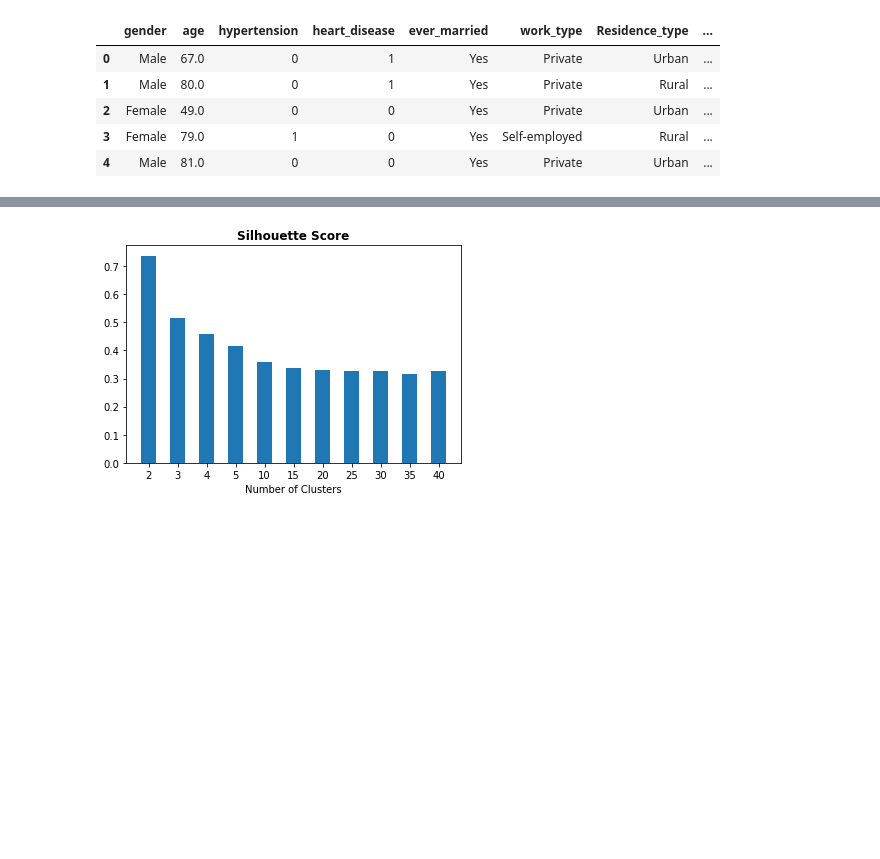
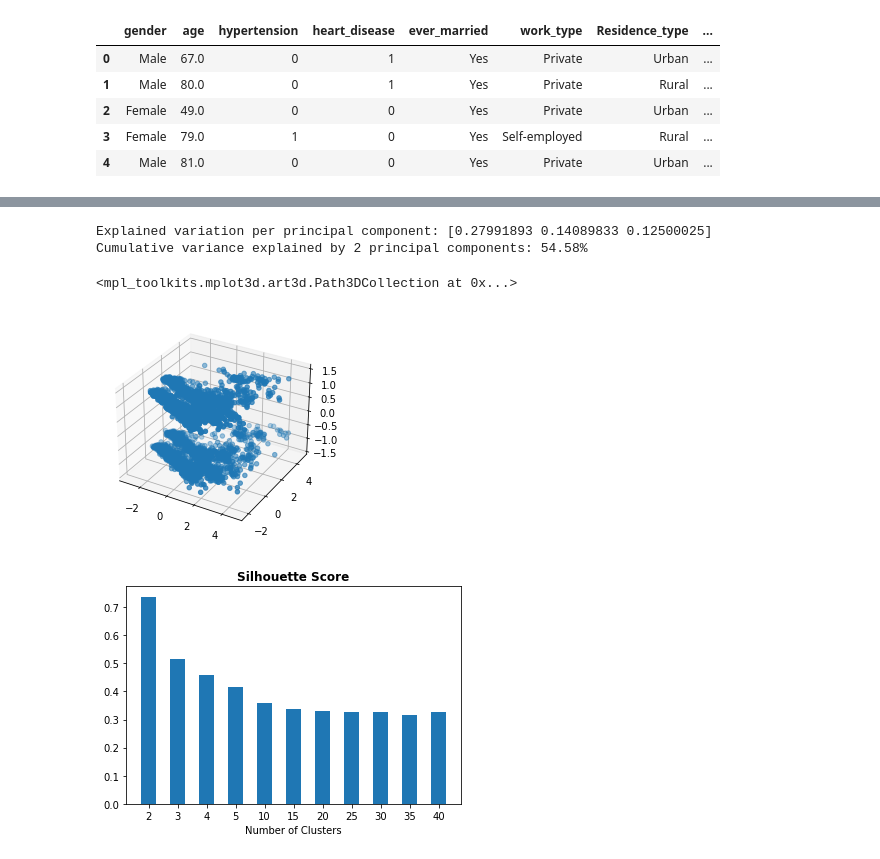
Before and after one commit to lrnz-asnprs/stroke-prediction-project, a Jupyter notebook: notebooks/PCA K-means.ipynb, the cells around one changed output, grey strips where cells are left out. Saved outputs shown, nothing was run; the diff lists cells and outputs as text; code cells hidden in the pictures; blank space fills up the shorter version.

```diff
--- a/notebooks/PCA K-means.ipynb
+++ b/notebooks/PCA K-means.ipynb
@@ -54,3 +60,22 @@ Cumulative variance explained by 2 principal components: 43.36%
+# %%
+pca_3 = PCA(n_components=3)
+pca_3_result = pca_3.fit_transform(scaled_df)
+print('Explained variation per principal component: {}'.format(pca_3.explained_variance_ratio_))
+print('Cumulative variance explained by 2 principal components: {:.2%}'.format(np.sum(pca_3.explained_variance_ratio_)))
+
+# Generate the values
+x_vals = pca_3_result[:, 0:1]
+y_vals = pca_3_result[:, 1:2]
+z_vals = pca_3_result[:, 2:3]
+
+fig = plt.figure()
+ax = fig.add_subplot(projection='3d')
+ax.scatter(x_vals, y_vals, z_vals, marker = 'o')
+# %% [output]
+Explained variation per principal component: [0.27991893 0.14089833 0.12500025]
+Cumulative variance explained by 2 principal components: 54.58%
+<mpl_toolkits.mplot3d.art3d.Path3DCollection at 0x...>
+[figure, added]
 # %%
 # candidate values for our number of cluster
 parameters = [2, 3, 4, 5, 10, 15, 20, 25, 30, 35, 40]
```
Also changed, not shown: parts of 3 cells of this notebook, 1 other file.
